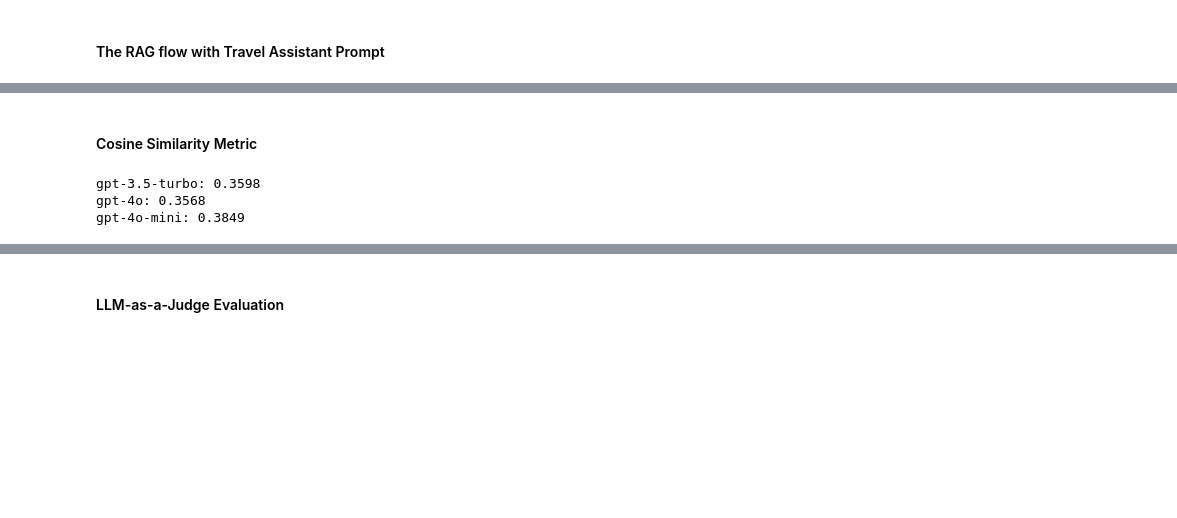
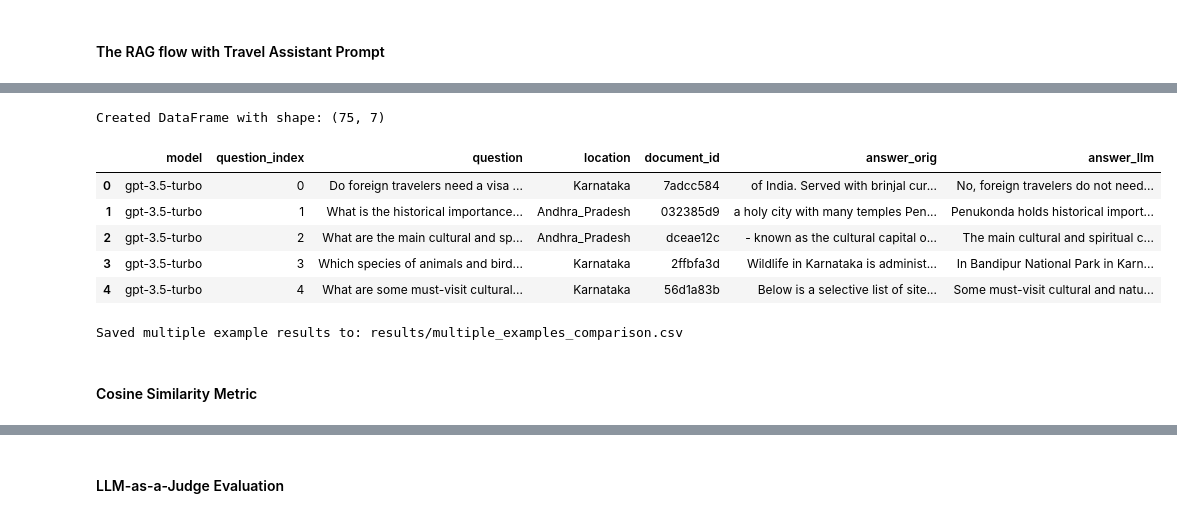
Before and after one commit to Adityagurung/Brahman.ai, a Jupyter notebook: notebooks/offline-rag-evaluation.ipynb, the cells around one changed output, grey strips where cells are left out. Cells and saved outputs as stored; diff of their text form; code cells hidden in the pictures; blank space fills up the shorter version.

```diff
--- a/notebooks/offline-rag-evaluation.ipynb
+++ b/notebooks/offline-rag-evaluation.ipynb
@@ -222,7 +194,0 @@ Original Content: Northern Coast (Alluri Sitharama Raju, Anakapalli, East Godava
-# %%
-# Prepare the question dict for RAG
-sample_question_dict = {
-    'question': sample_question['question'],
-    'location': sample_location,
-    'id': doc_id
-}
@@ -265,0 +233,32 @@ Saved single example results to: results/single_example_comparison.csv
+# %%
+# Test all GPT models on the 25 sample questions
+models_to_test = ['gpt-3.5-turbo', 'gpt-4o', 'gpt-4o-mini']
+multiple_example_results = []
+
+for model_name in models_to_test:
+    print(f"\nTesting model: {model_name}")
+    model_results = []
+
+    for i, sample_question_dict in enumerate(tqdm(sample_question_dicts, desc=f"Processing {model_name}")):
+        try:
+            answer_llm = rag(sample_question_dict, model=model_name)
+
+            result = {
+                'model': model_name,
+                'question_index': i,
+                'question': sample_question_dict['question'],
+                'location': sample_question_dict['location'],
+                'document_id': sample_question_dict['id'],
+                'answer_orig': sample_question_dict['answer_orig'],
+                'answer_llm': answer_llm
+            }
+            model_results.append(result)
+            multiple_example_results.append(result)
+
+        except Exception as e:
+            print(f"Error with model {model_name} on question {i}: {e}")
+            continue
+
+    print(f"Completed {len(model_results)} evaluations for {model_name}")
+
+print(f"\nTotal results generated: {len(multiple_example_results)}")
@@ -266,3 +276,21 @@ Saved single example results to: results/single_example_comparison.csv
+# %%
+# Save multiple example results
+df_multiple_examples = pd.DataFrame(multiple_example_results)
+print(f"Created DataFrame with shape: {df_multiple_examples.shape}")
+display(df_multiple_examples.head())
+# %% [output]
+Created DataFrame with shape: (75, 7)
+|  | model | question_index | question | location | document_id | answer_orig | answer_llm |
+| 0 | gpt-3.5-turbo | 0 | Do foreign travelers need a visa ... | Karnataka | 7adcc584 | of India. Served with brinjal cur... | No, foreign travelers do not need... |
+| 1 | gpt-3.5-turbo | 1 | What is the historical importance... | Andhra_Pradesh | 032385d9 | a holy city with many temples Pen... | Penukonda holds historical import... |
+| 2 | gpt-3.5-turbo | 2 | What are the main cultural and sp... | Andhra_Pradesh | dceae12c | - known as the cultural capital o... | The main cultural and spiritual c... |
+| 3 | gpt-3.5-turbo | 3 | Which species of animals and bird... | Karnataka | 2ffbfa3d | Wildlife in Karnataka is administ... | In Bandipur National Park in Karn... |
+| 4 | gpt-3.5-turbo | 4 | What are some must-visit cultural... | Karnataka | 56d1a83b | Below is a selective list of site... | Some must-visit cultural and natu... |
+# %%
+df_multiple_examples.to_csv('../results/multiple_examples_comparison.csv', index=False)
+print("Saved multiple example results to: results/multiple_examples_comparison.csv")
+# %% [output]
+Saved multiple example results to: results/multiple_examples_comparison.csv
 # %% [markdown]
 #### Cosine Similarity Metric
 # %%
@@ -275,19 +303,3 @@ def compute_similarity(record):
     v_orig = model.encode(answer_orig)
 
     return v_llm.dot(v_orig)
-# %%
-# Calculate cosine similarities for all models
-cosine_similarities = []
-
-for result in single_example_results:
-    similarity = compute_similarity(result)
-    cosine_similarities.append({
-        'model': result['model'],
-        'cosine_similarity': similarity,
-        'question': result['question']
-    })
-    print(f"{result['model']}: {similarity:.4f}")
-# %% [output]
-gpt-3.5-turbo: 0.3598
-gpt-4o: 0.3568
-gpt-4o-mini: 0.3849
```
Also changed, not shown: parts of 35 cells of this notebook, 4 other files.
